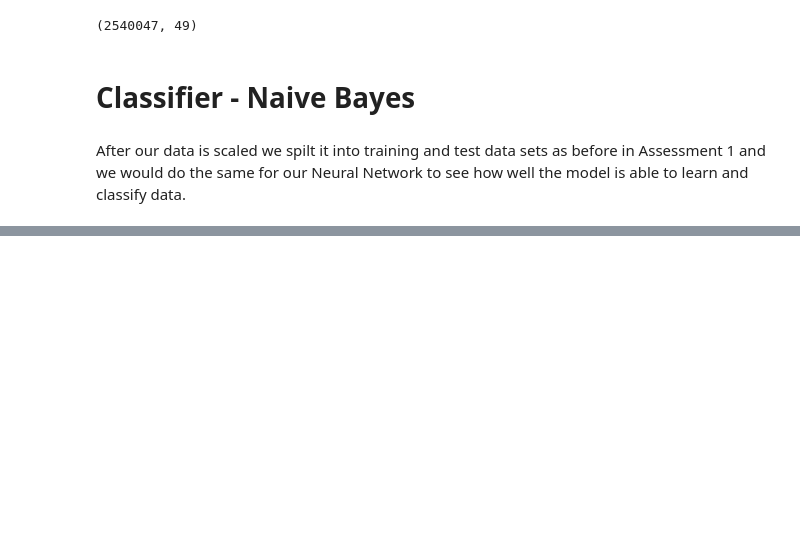
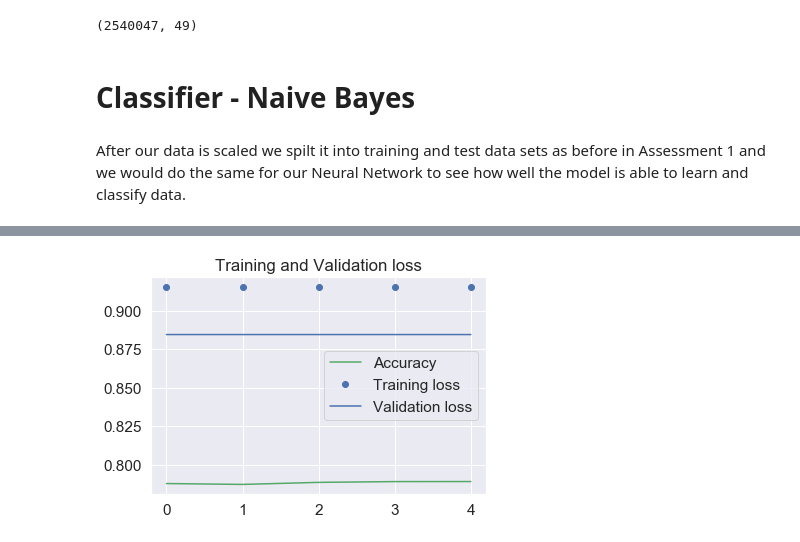
Before and after one commit to gabejg/DST-Assessment-04, a Jupyter notebook: Luke Hawley/Assessment4.ipynb, the cells around one changed output, grey strips where cells are left out. Drawn from its saved outputs; the diff is of its cells as text; code cells hidden in the pictures; blank space fills up the shorter version.

```diff
--- a/Luke Hawley/Assessment4.ipynb
+++ b/Luke Hawley/Assessment4.ipynb
@@ -394,0 +423,2 @@ F1-score is:
+# %%
+autoencoder.fit(X_train, X_train, epochs=10, batch_size=256, shuffle= True, validation_data=(X_test, X_test))
@@ -394,0 +482,2 @@ F1-score is:
+# %%
+autoencoder.fit(X_train, X_train, epochs=10, batch_size=256, shuffle= True, validation_data=(X_test, X_test))
@@ -394,0 +508,19 @@ F1-score is:
+# %%
+encoding_dim = 128
+
+input_data = keras.Input(shape=X_train.shape[1])
+#Encoded representation
+encoded = layers.Dense(encoding_dim, activation='relu')(input_data)
+#Adding layers
+encoded = layers.Dense(64, activation='relu')(encoded)
+encoded = layers.Dense(32, activation='relu')(encoded)
+#Loss reconstruction
+decoded = layers.Dense(64, activation='relu')(encoded)
+decoded = layers.Dense(128, activation='relu')(decoded)
+decoded = layers.Dense(X_train.shape[1], activation='softmax')(decoded)
+#Maps the input to its reconstruction
+autoencoder = keras.Model(input_data, decoded)
+
+autoencoder.compile(metrics=['accuracy'], optimizer='adam', loss='mse')
+# %%
+auto_fit = autoencoder.fit(X_train, X_train, epochs=5, batch_size=256, shuffle= True, validation_data=(X_test, X_test))
@@ -394,0 +538,14 @@ F1-score is:
+# %%
+loss = auto_fit.history['loss']
+val_loss = auto_fit.history['val_loss']
+accuracy = auto_fit.history['accuracy']
+epochs = range(5)
+plt.figure()
+plt.plot(epochs, accuracy, 'g', label='Accuracy')
+plt.plot(epochs, loss, 'bo', label='Training loss')
+plt.plot(epochs, val_loss, 'b', label='Validation loss')
+plt.title('Training and Validation loss')
+plt.legend()
+plt.show()
+# %% [output]
+[figure, added]
```
Also changed, not shown: parts of 27 cells of this notebook.
